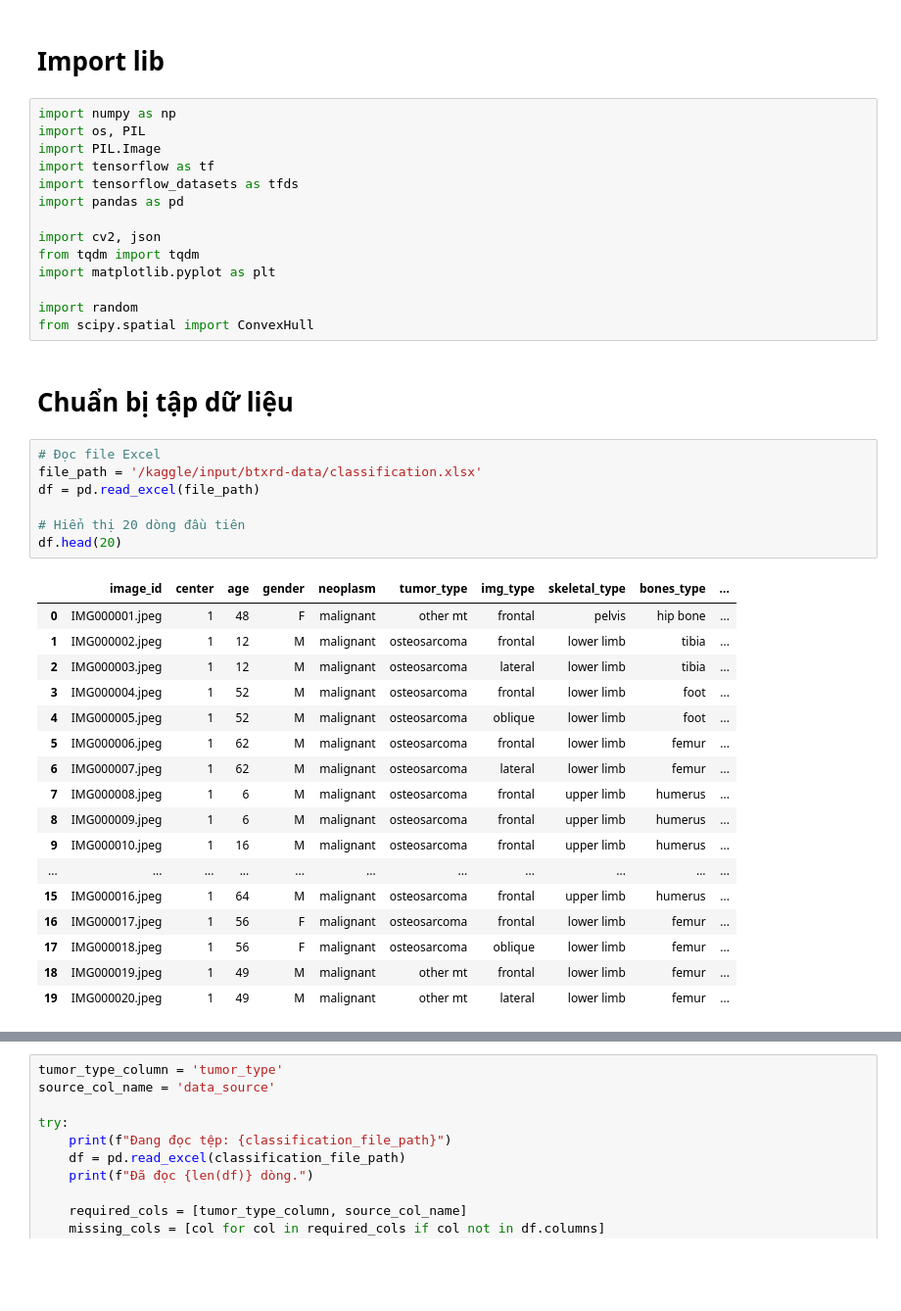
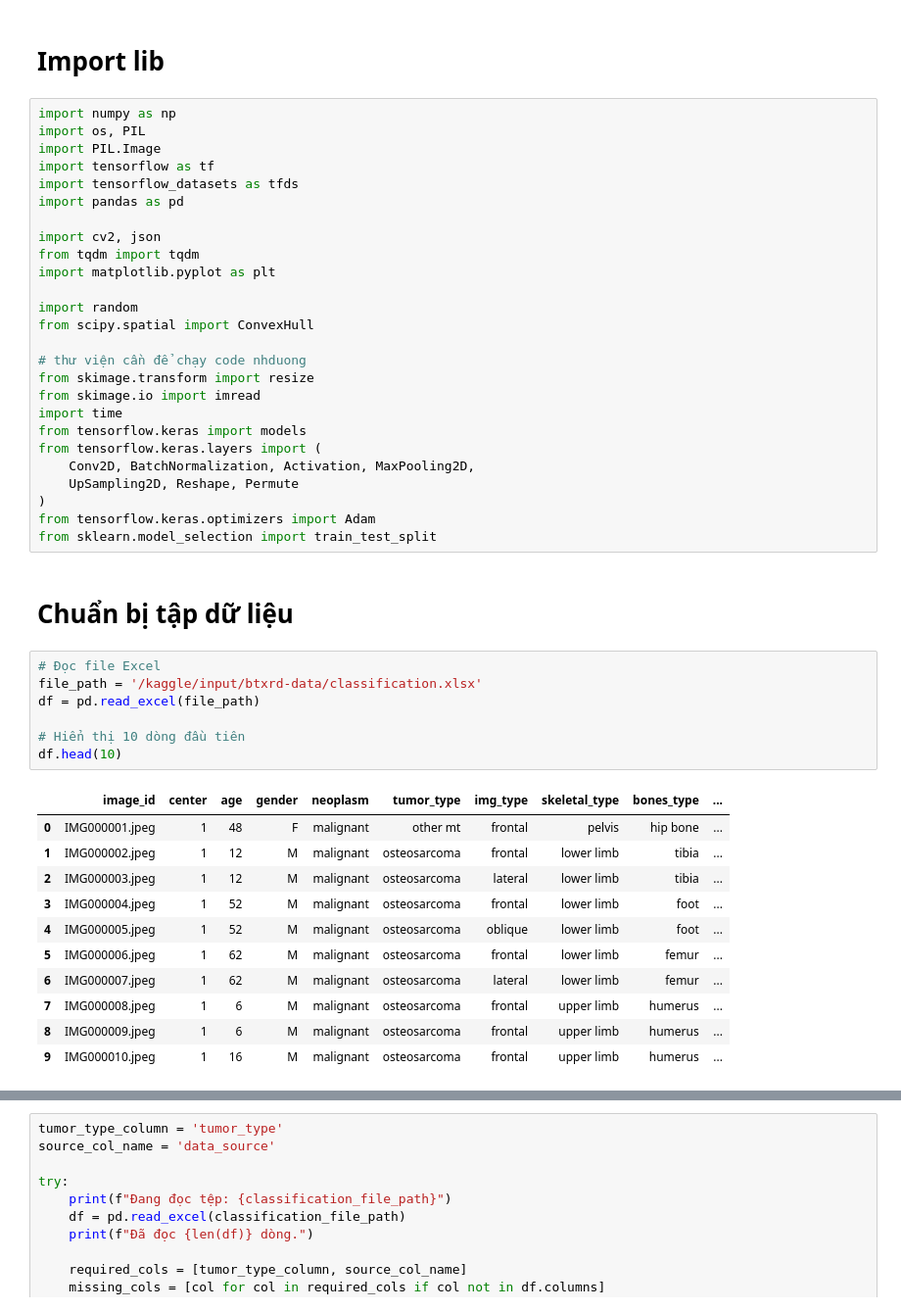
Before and after one commit to LeNgan23/NCKH, a Jupyter notebook: Project/Ngan/SegNet/segnet.ipynb, the cells around one changed output, grey strips where cells are left out. Shown at 98% size. Saved outputs shown, nothing was run; the diff lists cells and outputs as text; blank space fills up the shorter version.

```diff
--- a/Project/Ngan/SegNet/segnet.ipynb
+++ b/Project/Ngan/SegNet/segnet.ipynb
@@ -18,33 +18,39 @@ import matplotlib.pyplot as plt
 
 import random
 from scipy.spatial import ConvexHull
+
+# thư viện cần để chạy code nhduong
+from skimage.transform import resize
+from skimage.io import imread
+import time
+from tensorflow.keras import models
+from tensorflow.keras.layers import (
+    Conv2D, BatchNormalization, Activation, MaxPooling2D,
+    UpSampling2D, Reshape, Permute
+)
+from tensorflow.keras.optimizers import Adam
+from sklearn.model_selection import train_test_split
 # %% [markdown]
 # **Chuẩn bị tập dữ liệu**
 # %%
 # Đọc file Excel
 file_path = '/kaggle/input/btxrd-data/classification.xlsx'
 df = pd.read_excel(file_path)
 
-# Hiển thị 20 dòng đầu tiên
-df.head(20)
+# Hiển thị 10 dòng đầu tiên
+df.head(10)
 # %% [output]
 |  | image_id | center | age | gender | neoplasm | tumor_type | img_type | skeletal_type | bones_type | ... |
 | 0 | IMG000001.jpeg | 1 | 48 | F | malignant | other mt | frontal | pelvis | hip bone | ... |
 | 1 | IMG000002.jpeg | 1 | 12 | M | malignant | osteosarcoma | frontal | lower limb | tibia | ... |
 | 2 | IMG000003.jpeg | 1 | 12 | M | malignant | osteosarcoma | lateral | lower limb | tibia | ... |
 | 3 | IMG000004.jpeg | 1 | 52 | M | malignant | osteosarcoma | frontal | lower limb | foot | ... |
 | 4 | IMG000005.jpeg | 1 | 52 | M | malignant | osteosarcoma | oblique | lower limb | foot | ... |
 | 5 | IMG000006.jpeg | 1 | 62 | M | malignant | osteosarcoma | frontal | lower limb | femur | ... |
 | 6 | IMG000007.jpeg | 1 | 62 | M | malignant | osteosarcoma | lateral | lower limb | femur | ... |
 | 7 | IMG000008.jpeg | 1 | 6 | M | malignant | osteosarcoma | frontal | upper limb | humerus | ... |
 | 8 | IMG000009.jpeg | 1 | 6 | M | malignant | osteosarcoma | frontal | upper limb | humerus | ... |
 | 9 | IMG000010.jpeg | 1 | 16 | M | malignant | osteosarcoma | frontal | upper limb | humerus | ... |
-| ... | ... | ... | ... | ... | ... | ... | ... | ... | ... | ... |
-| 15 | IMG000016.jpeg | 1 | 64 | M | malignant | osteosarcoma | frontal | upper limb | humerus | ... |
-| 16 | IMG000017.jpeg | 1 | 56 | F | malignant | osteosarcoma | frontal | lower limb | femur | ... |
-| 17 | IMG000018.jpeg | 1 | 56 | F | malignant | osteosarcoma | oblique | lower limb | femur | ... |
-| 18 | IMG000019.jpeg | 1 | 49 | M | malignant | other mt | frontal | lower limb | femur | ... |
-| 19 | IMG000020.jpeg | 1 | 49 | M | malignant | other mt | lateral | lower limb | femur | ... |
 # %%
 image_dir = "/kaggle/input/btxrd-data/BTXRD/BTXRD/images"
 annotation_dir = "/kaggle/input/btxrd-data/BTXRD/BTXRD/Annotations"
```
Also changed, not shown: parts of 24 cells of this notebook.
